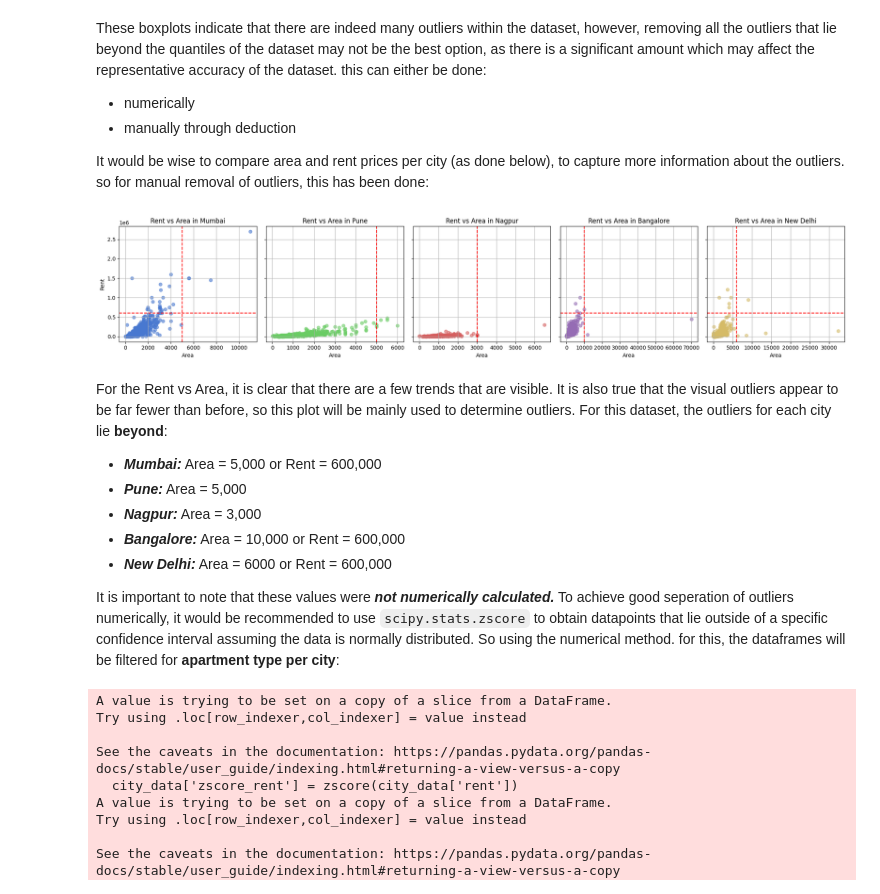
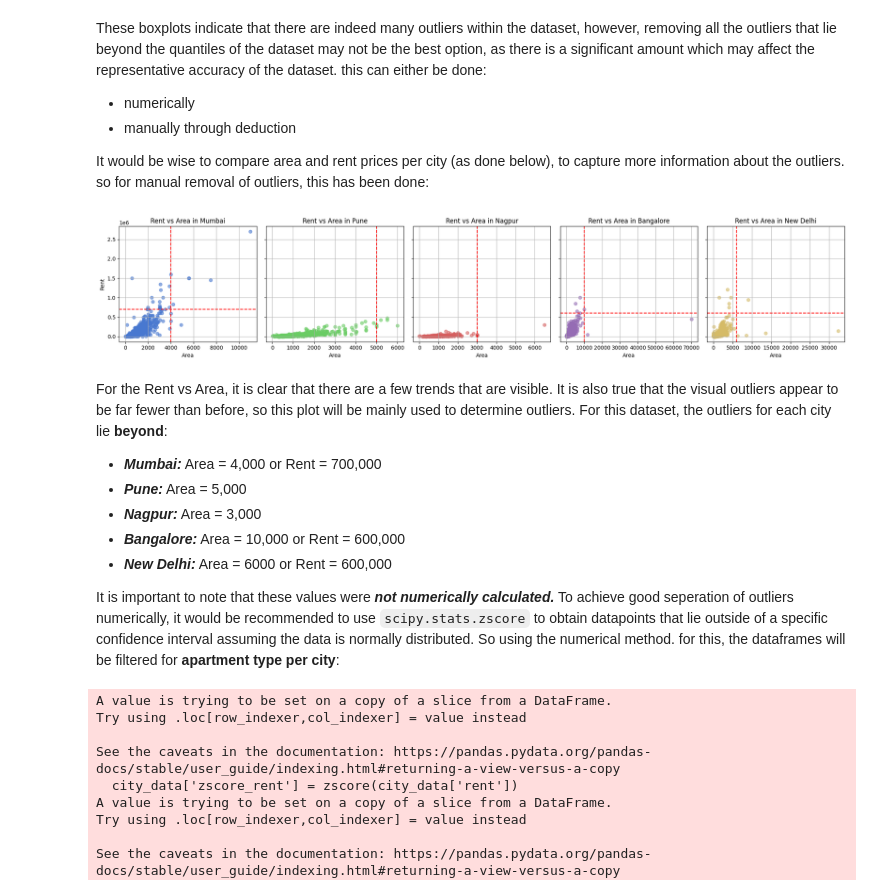
Before and after one commit to majdyousof/machine-learning-coursework, a Jupyter notebook: 02061161_code.ipynb, the cells around one changed output. Cells and saved outputs as stored; diff of their text form; code cells hidden in the pictures.

```diff
--- a/02061161_code.ipynb
+++ b/02061161_code.ipynb
@@ -133,40 +130,40 @@ It would be wise to compare area and rent prices per city (as done below), to ca
 # %%
 # Get unique cities
 cities = data['city'].unique()
 
 # initialising the thresholds for rent and area (explanation in the next cell)
-rentthresholds = {'Mumbai': 600000, 'Bangalore': 600000, 'New Delhi': 600000, 'Pune': 1e30, 'Nagpur': 1e30} # 1e30 is a very large number
-areathresholds = {'Mumbai': 5000, 'Bangalore': 10000, 'New Delhi': 6000, 'Pune': 5000, 'Nagpur': 3000}
+rentthresholds = {'Mumbai': 700000, 'Bangalore': 600000, 'New Delhi': 600000, 'Pune': 1e30, 'Nagpur': 1e30} # 1e30 is a very large number
+areathresholds = {'Mumbai': 4000, 'Bangalore': 10000, 'New Delhi': 6000, 'Pune': 5000, 'Nagpur': 3000}
 
 # Create a figure and subplots with a grid of 1 row and len(cities) columns
 fig, axs = plt.subplots(1, len(cities), figsize=(20, 4), sharey=True)
 
 # Loop through each city and create a scatter plot for each
 for i, city in enumerate(cities):
     city_data = data[data['city'] == city]  # Filter data by city
     axs[i].scatter(city_data['area'], city_data['rent'], color= sns.color_palette('muted6')[i], alpha=0.6, marker='o')
 
     if city_data.max()['rent'] > rentthresholds[city]:
         axs[i].axhline(rentthresholds[city], color='red', linestyle='--', label='Rent Threshold')
     if city_data.max()['area'] > areathresholds[city]:
         axs[i].axvline(areathresholds[city], color='red', linestyle='--', label='Area Threshold')
 
     axs[i].set_title(f'Rent vs Area in {city}')
     axs[i].grid(True)
     axs[i].set_xlabel('Area')
     if i == 0:
         axs[i].set_ylabel('Rent')
 
 # Adjust layout and show the plot
 plt.tight_layout()
 plt.savefig('plots/compRentVsArea.svg')
 plt.show()
 # %% [output]
-[figure, old version]
+[figure, new version]
 # %% [markdown]
 For the Rent vs Area, it is clear that there are a few trends that are visible. It is also true that the visual outliers appear to be far fewer than before, so this plot will be mainly used to determine outliers. For this dataset, the outliers for each city lie **beyond**:
 
-- ***Mumbai:*** Area = 5,000 or Rent = 600,000
+- ***Mumbai:*** Area = 4,000 or Rent = 700,000
 - ***Pune:*** Area = 5,000
 - ***Nagpur:*** Area = 3,000
 - ***Bangalore:*** Area = 10,000 or Rent = 600,000
```
Also changed, not shown: parts of 23 cells of this notebook, 10 other files.
